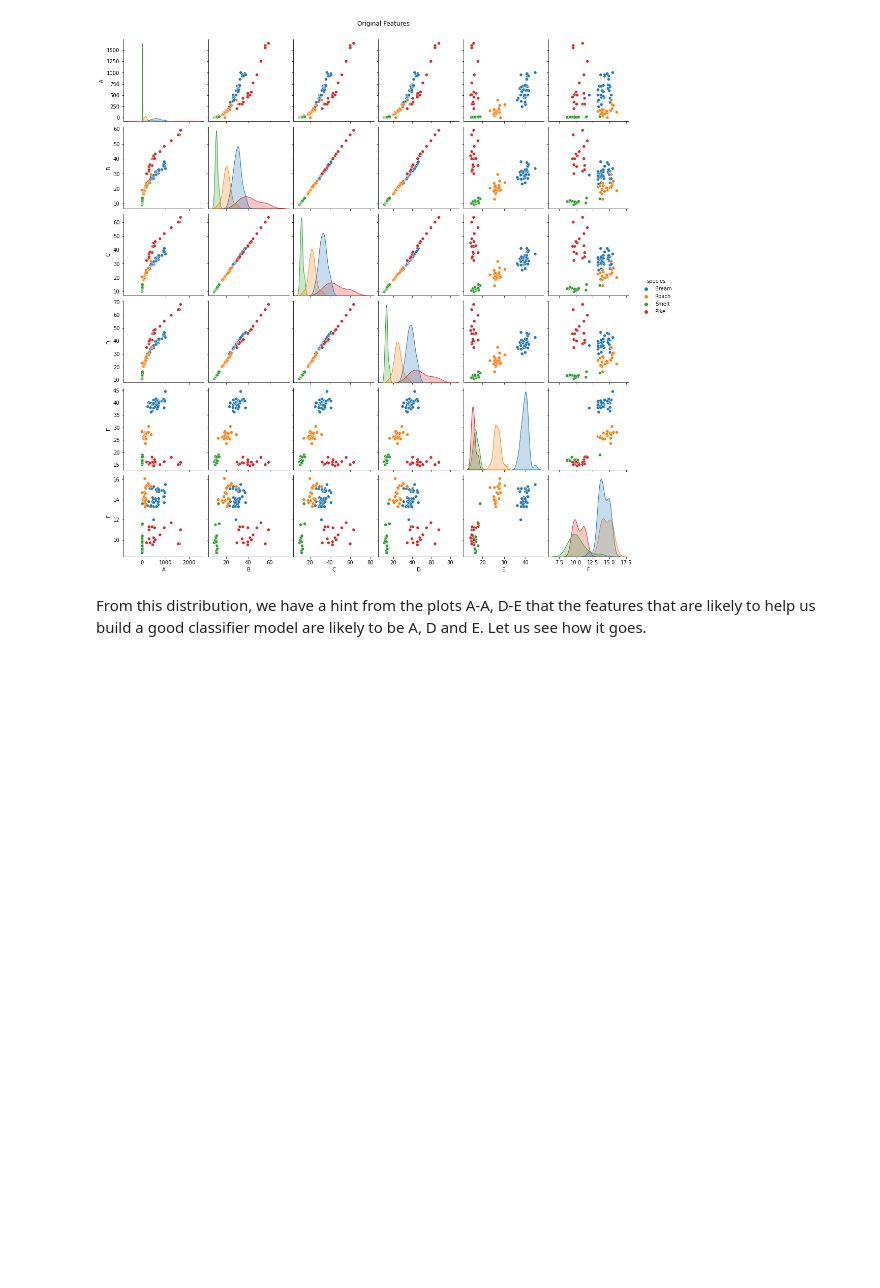
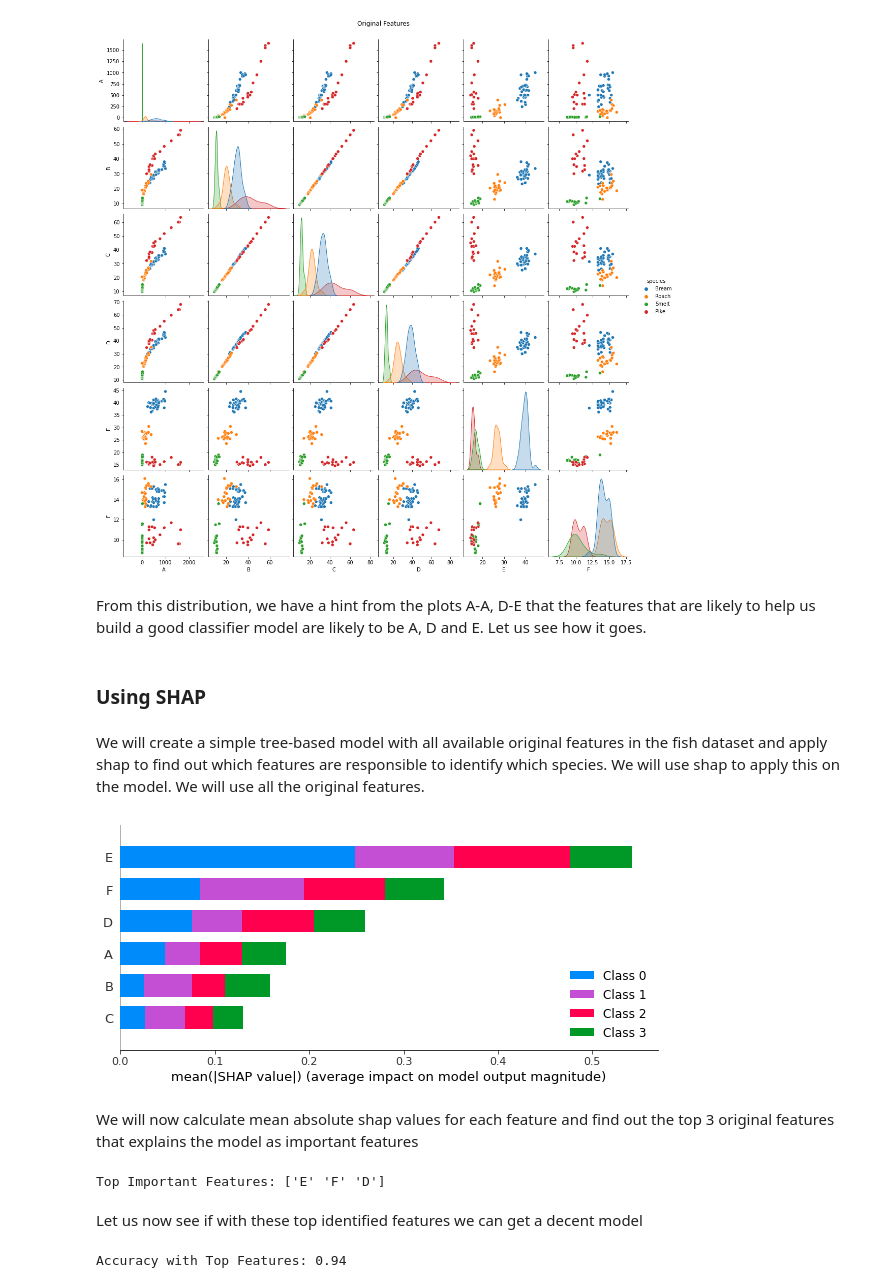
Before and after one commit to syednayeemridwan/data-science-projects, a Jupyter notebook: Explainable AI PCA Visualization/PCA back-transformation visualization.ipynb, the cells around one changed output. Saved outputs shown, nothing was run; the diff lists cells and outputs as text; code cells hidden in the pictures; blank space fills up the shorter version.

```diff
--- a/Explainable AI PCA Visualization/PCA back-transformation visualization.ipynb
+++ b/Explainable AI PCA Visualization/PCA back-transformation visualization.ipynb
@@ -28,3 +28,67 @@ plt.show()
 [figure]
 # %% [markdown]
 From this distribution, we have a hint from the plots A-A, D-E that the features that are likely to help us build a good classifier model are  likely to be A, D and E. Let us see how it goes.
+# %% [markdown]
+### Using SHAP
+# %% [markdown]
+We will create a simple tree-based model with all available original features in the fish dataset and apply shap to find out which features are responsible to identify which species. We will use shap to apply this on the model. We will use all the original features.
+# %%
+import shap
+from sklearn.model_selection import train_test_split
+from sklearn.ensemble import RandomForestClassifier
+
+
+# Separate features and target variable
+features = ['A', 'B', 'C', 'D', 'E', 'F']
+X = df[features]
+y = df['species']
+
+# Split the data into training and testing sets
+X_train, X_test, y_train, y_test = train_test_split(X, y, test_size=0.2, random_state=42)
+
+# Train a Random Forest model
+clf = RandomForestClassifier(random_state=42)
+clf.fit(X_train, y_train)
+
+# Use SHAP to explain the model
+explainer = shap.TreeExplainer(clf)
+shap_values = explainer.shap_values(X_train)
+
+# Plot feature importance based on SHAP values
+shap.summary_plot(shap_values, X_train, plot_type="bar")
+# %% [output]
+[figure, added]
+# %% [markdown]
+We will now calculate mean absolute shap values for each feature and find out the top 3 original features that explains the model as important features
+# %%
+import numpy as np
+
+# Calculate mean absolute SHAP values for each feature
+mean_abs_shap_values = np.mean(np.abs(shap_values[0]), axis=0)
+shap_importance_df = pd.DataFrame({
+    'feature': features,
+    'mean_abs_shap_value': mean_abs_shap_values
+}).sort_values(by='mean_abs_shap_value', ascending=False)
+
+# Select the top important features (let's say the top 3 for this example)
+top_features = shap_importance_df['feature'].head(3).values
+print(f'Top Important Features: {top_features}')
+# %% [output]
+Top Important Features: ['E' 'F' 'D']
+# %% [markdown]
+Let us now see if with these top identified features we can get a decent model
+# %%
+from sklearn.metrics import accuracy_score
+
+# Use only the top important features for classification
+X_top = df[top_features]
+X_train_top, X_test_top, y_train_top, y_test_top = train_test_split(X_top, y, test_size=0.2, random_state=42)
+
+# Train a classifier on the top important features
+clf_top = RandomForestClassifier(random_state=42)
+clf_top.fit(X_train_top, y_train_top)
+y_pred_top = clf_top.predict(X_test_top)
+accuracy_top = accuracy_score(y_test_top, y_pred_top)
+print(f'Accuracy with Top Features: {accuracy_top:.2f}')
+# %% [output]
+Accuracy with Top Features: 0.94
```
Also changed, not shown: 11 other files.
